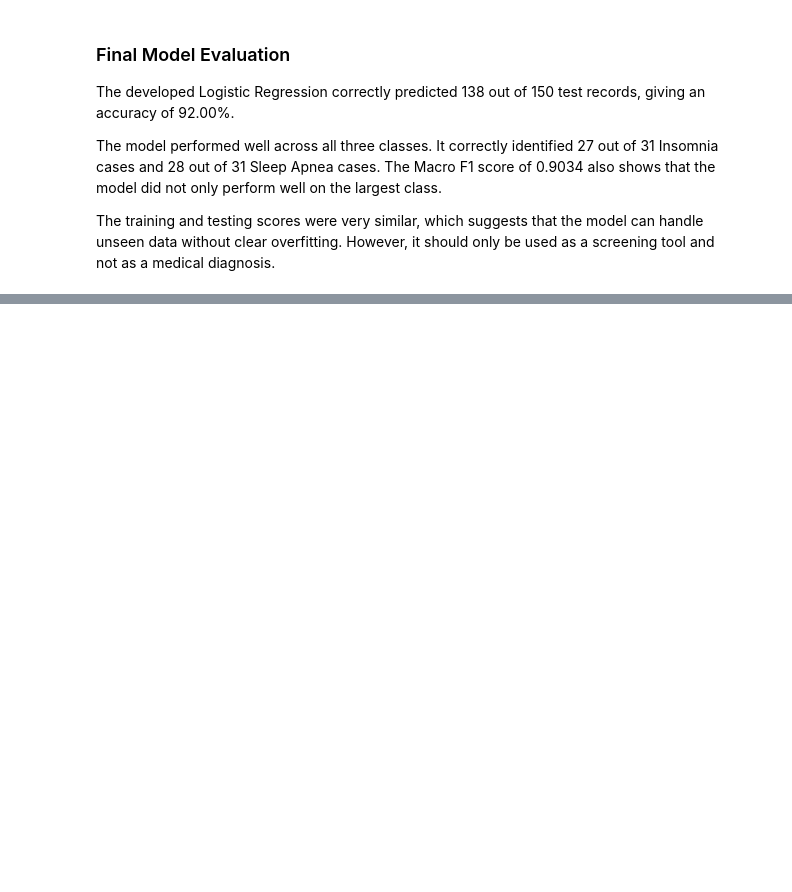
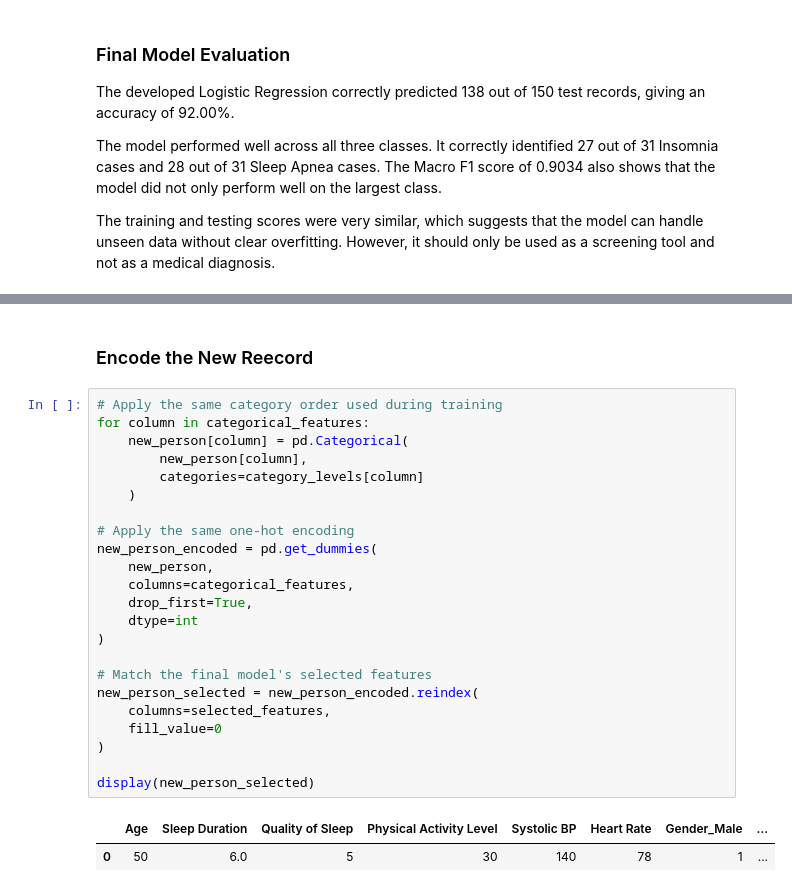
Before and after one commit to ShiroiYukiis/mldp, a Jupyter notebook: MLDP Program Codes Submission Template.ipynb, the cells around one changed output, grey strips where cells are left out. Saved outputs shown, nothing was run; the diff lists cells and outputs as text; blank space fills up the shorter version.

```diff
--- a/MLDP Program Codes Submission Template.ipynb
+++ b/MLDP Program Codes Submission Template.ipynb
@@ -1625,0 +1671,28 @@ The training and testing scores were very similar, which suggests that the model
+# %% [markdown]
+### Encode the New Reecord
+# %%
+# Apply the same category order used during training
+for column in categorical_features:
+    new_person[column] = pd.Categorical(
+        new_person[column],
+        categories=category_levels[column]
+    )
+
+# Apply the same one-hot encoding
+new_person_encoded = pd.get_dummies(
+    new_person,
+    columns=categorical_features,
+    drop_first=True,
+    dtype=int
+)
+
+# Match the final model's selected features
+new_person_selected = new_person_encoded.reindex(
+    columns=selected_features,
+    fill_value=0
+)
+
+display(new_person_selected)
+# %% [output]
+|  | Age | Sleep Duration | Quality of Sleep | Physical Activity Level | Systolic BP | Heart Rate | Gender_Male | ... |
+| 0 | 50 | 6.0 | 5 | 30 | 140 | 78 | 1 | ... |
```
Also changed, not shown: parts of 10 cells of this notebook, 4 other files.
